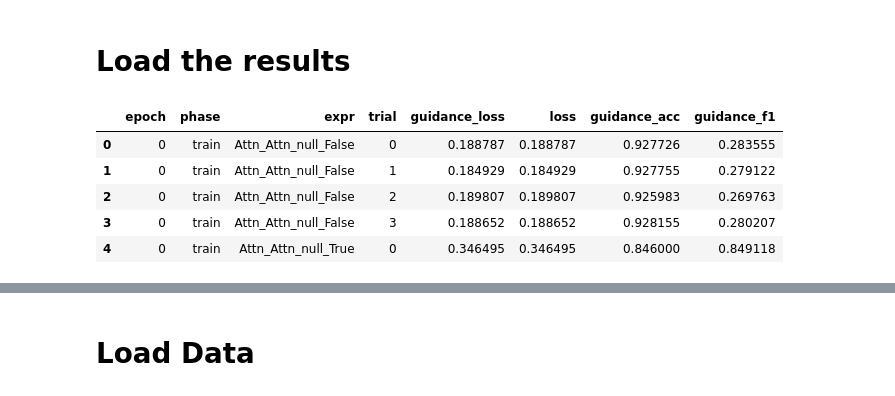
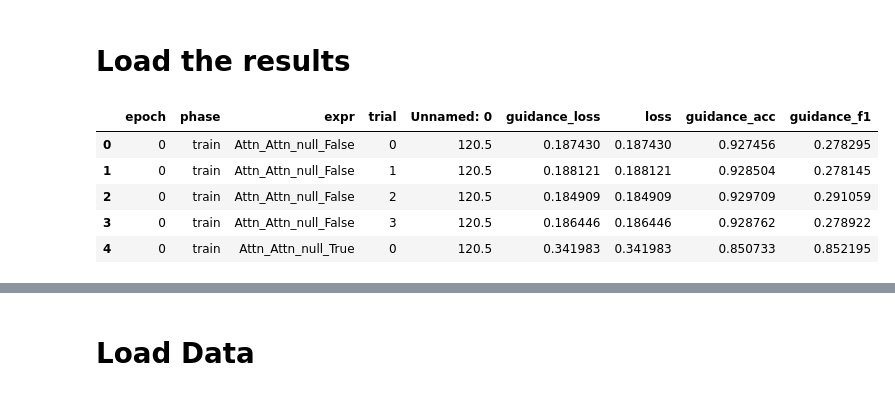
Before and after one commit to abdelnour13/ExMap, a Jupyter notebook: notebooks/Evaluation.ipynb, the cells around one changed output, grey strips where cells are left out. Drawn from its saved outputs; the diff is of its cells as text; code cells hidden in the pictures.

Commit message:
new experiments evaluation

```diff
--- a/notebooks/Evaluation.ipynb
+++ b/notebooks/Evaluation.ipynb
@@ -28,29 +28,32 @@ dir = os.path.join(ROOT_DIR, 'assets', 'articles_classification_results')
 # Load the results
 # %%
 # TASK = 'hierarchical_classification'
-EXPERIMENT = 'default'
-CORPUS = 'nantes-uni-2020'
+EXPERIMENT = 'nantes-uni-2020'
+CORPUS = 'nantes-uni-2020-2'
 EXPERIMENT_DIR = os.path.join(EXPERIMENTS_DIR, EXPERIMENT)
 RESULTS_DIR = os.path.join(EXPERIMENT_DIR, 'results')
-HISTORY_PATH = os.path.join(EXPERIMENT_DIR, 'history.csv')
+HISTORIES_DIR = os.path.join(EXPERIMENT_DIR, 'histories')
 CONFIG_PATH = os.path.join(EXPERIMENT_DIR, 'config.json')
 SPLIT_PATH = os.path.join(EXPERIMENT_DIR, 'split_sub_dsis_4.pt')
 # %%
-history = pd.read_csv(HISTORY_PATH)
+history = pd.concat([
+    pd.read_csv(os.path.join(HISTORIES_DIR, filename))
+    for filename in os.listdir(HISTORIES_DIR)
+])
 history = history \
     .drop(columns = ['iteration']) \
     .groupby(['epoch','phase','exp','trial']) \
     .mean() \
     .reset_index()
 history.rename(columns = { "exp" : "expr" }, inplace = True)
 history.head()
 # %% [output]
-|  | epoch | phase | expr | trial | guidance_loss | loss | guidance_acc | guidance_f1 |
-| 0 | 0 | train | Attn_Attn_null_False | 0 | 0.188787 | 0.188787 | 0.927726 | 0.283555 |
-| 1 | 0 | train | Attn_Attn_null_False | 1 | 0.184929 | 0.184929 | 0.927755 | 0.279122 |
-| 2 | 0 | train | Attn_Attn_null_False | 2 | 0.189807 | 0.189807 | 0.925983 | 0.269763 |
-| 3 | 0 | train | Attn_Attn_null_False | 3 | 0.188652 | 0.188652 | 0.928155 | 0.280207 |
-| 4 | 0 | train | Attn_Attn_null_True | 0 | 0.346495 | 0.346495 | 0.846000 | 0.849118 |
+|  | epoch | phase | expr | trial | Unnamed: 0 | guidance_loss | loss | guidance_acc | guidance_f1 |
+| 0 | 0 | train | Attn_Attn_null_False | 0 | 120.5 | 0.187430 | 0.187430 | 0.927456 | 0.278295 |
+| 1 | 0 | train | Attn_Attn_null_False | 1 | 120.5 | 0.188121 | 0.188121 | 0.928504 | 0.278145 |
+| 2 | 0 | train | Attn_Attn_null_False | 2 | 120.5 | 0.184909 | 0.184909 | 0.929709 | 0.291059 |
+| 3 | 0 | train | Attn_Attn_null_False | 3 | 120.5 | 0.186446 | 0.186446 | 0.928762 | 0.278922 |
+| 4 | 0 | train | Attn_Attn_null_True | 0 | 120.5 | 0.341983 | 0.341983 | 0.850733 | 0.852195 |
 # %%
 history_mean = history \
     .drop(columns = 'trial') \
```
Also changed, not shown: parts of 7 cells of this notebook, 12 other files.
